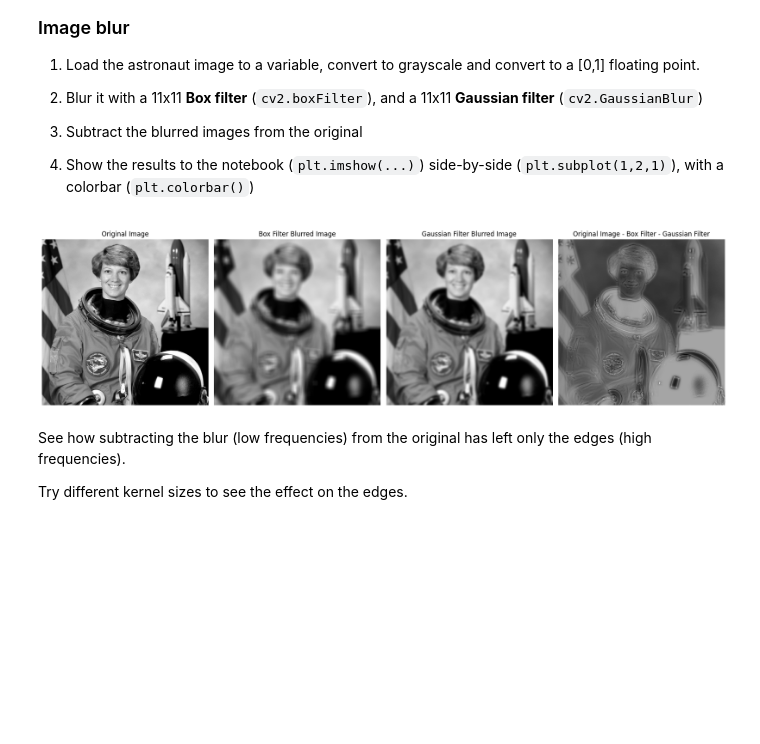
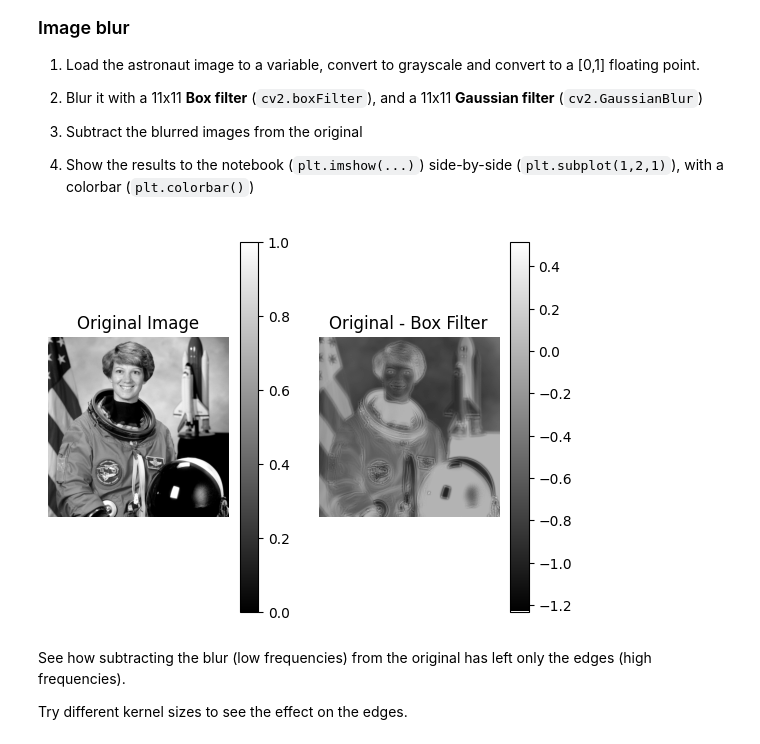
Before and after one commit to bfarrell20/Grad-School-Programs, a Jupyter notebook: Computer Vision/HW1 - Hello Vision World.ipynb, the cells around one changed output. Cells and saved outputs as stored; diff of their text form; code cells hidden in the pictures; blank space fills up the shorter version.

```diff
--- a/Computer Vision/HW1 - Hello Vision World.ipynb
+++ b/Computer Vision/HW1 - Hello Vision World.ipynb
@@ -130,53 +130,36 @@ In the next sections you will code by yourself. Follow the hints as to what func
 # %%
 # TODO: your code here
 # load the image and cast it to float32 by dividing by 255.
 # image =
 image = skimage.data.astronaut()
 gray_image = cv2.cvtColor(image.copy(), cv2.COLOR_RGB2GRAY)
 gray_image = (gray_image.astype(np.float32) / 255.)
 #plt.imshow(gray_image, cmap='gray')###1
 
 ###blur plt.imshow(cv2.GaussianBlur(image.copy(), ksize=(11,11), sigmaX=-1))
-blur_image_box = cv2.boxFilter(gray_image.copy(), ddepth=-1, ksize=(15, 15))
-blur_image_gauss = cv2.GaussianBlur(gray_image.copy(), ksize=(15,15), sigmaX=-1)
+blur_image_box = cv2.boxFilter(gray_image.copy(), ddepth=-1, ksize=(11, 11))
+blur_image_gauss = cv2.GaussianBlur(gray_image.copy(), ksize=(11,11), sigmaX=-0)
 
 new_image = gray_image - blur_image_gauss - blur_image_box
 
-# Create subplots for side-by-side comparison
-fig, axes = plt.subplots(1, 4, figsize=(18, 6))
-
-# Display the original grayed image
-# axes[0].imshow(cv2.cvtColor(image, cv2.COLOR_RGB2BGR))
-axes[0].imshow(gray_image, cmap='gray')
-axes[0].set_title('Original Image')
-axes[0].axis('off')
-
-# Display the box-blurred image
-axes[1].imshow(blur_image_box, cmap='gray')
-axes[1].set_title('Box Filter Blurred Image')
-axes[1].axis('off')
-
-# Display gaussian blurred image
-axes[2].imshow(blur_image_gauss, cmap='gray')
-axes[2].set_title('Gaussian Filter Blurred Image')
-axes[2].axis('off')
-
-# Display the result of subtracting both blurred images
-axes[3].imshow(new_image, cmap='gray')
-axes[3].set_title('Original Image - Box Filter - Gaussian Filter')
-axes[3].axis('off')
-
-# Display everything
-plt.tight_layout()
-plt.colorbar()
-plt.show()
-
-
-
 # plot the image after applying the box filter and the Gaussian filter
 # plt.subplot(...
+
+plt.subplot(1,2,1)
+plt.imshow(gray_image, cmap='gray')
+plt.title('Original Image')
+plt.axis('off')
+plt.colorbar()
+
+plt.subplot(1,2,2)
+plt.imshow(new_image, cmap='gray')
+plt.title('Original - Box Filter')
+plt.axis('off')
+plt.colorbar()
+
+plt.show()
 # %% [output]
-[figure, old version]
+[figure, new version]
 # %% [markdown]
 See how subtracting the blur (low frequencies) from the original has left only the edges (high frequencies).
 
```
Also changed, not shown: parts of 5 cells of this notebook.
